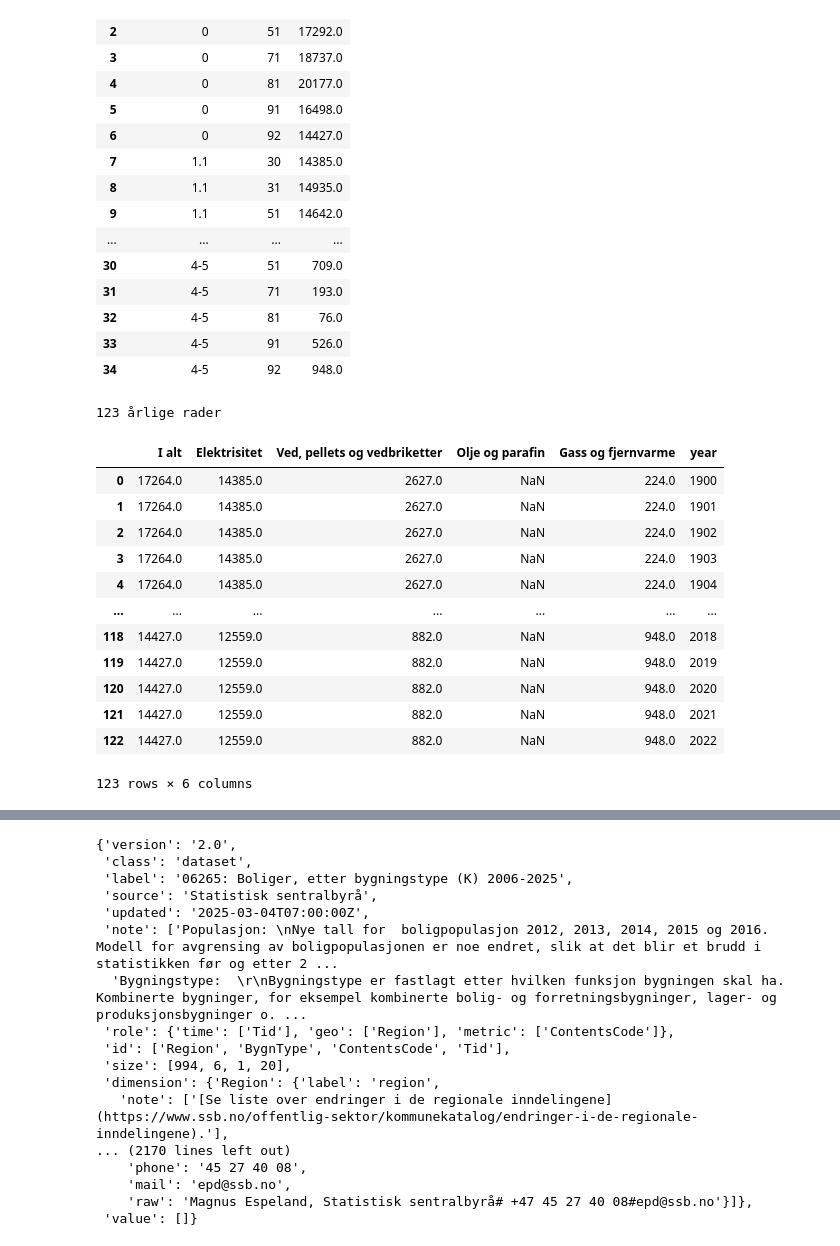
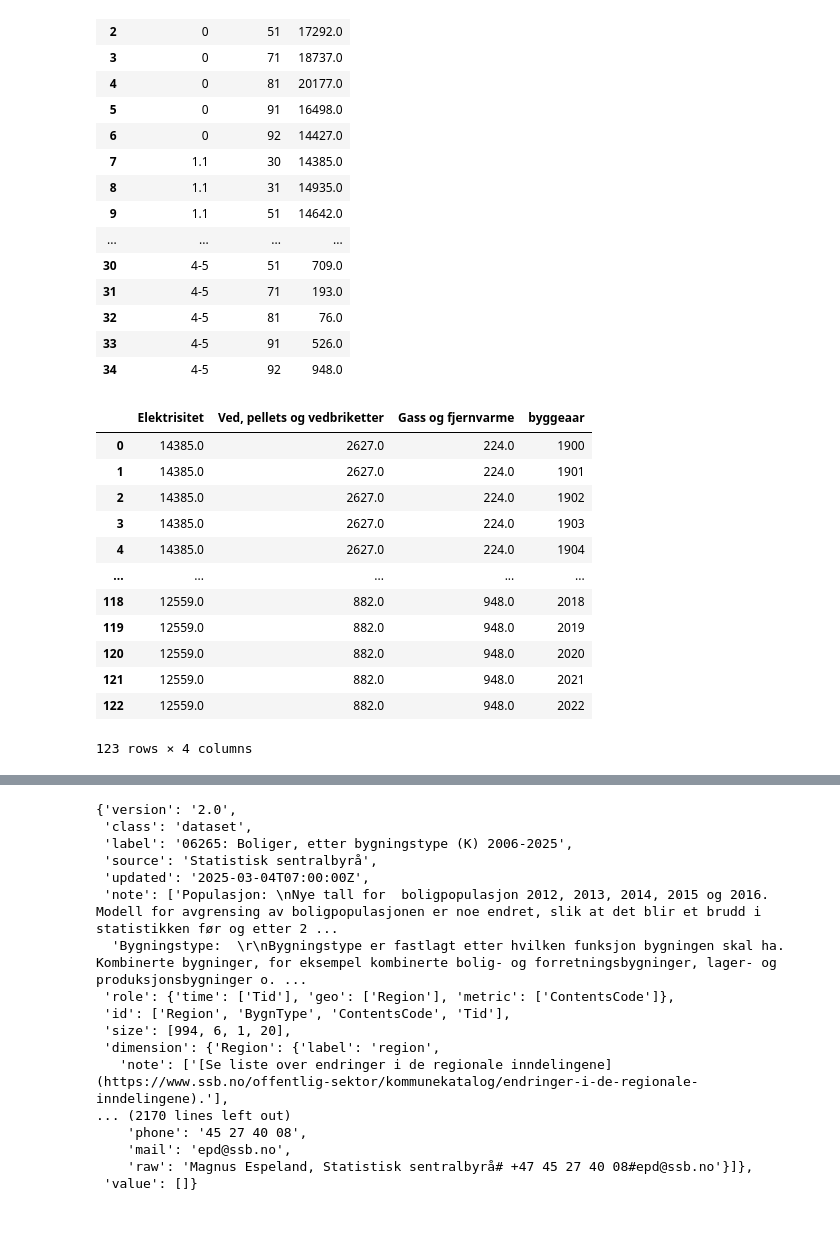
Before and after one commit to andre-hegre/Beregninger_Scenariomodell, a Jupyter notebook: data_import.ipynb, the cells around one changed output, grey strips where cells are left out. Drawn from its saved outputs; the diff is of its cells as text; code cells hidden in the pictures.

```diff
--- a/data_import.ipynb
+++ b/data_import.ipynb
@@ -148,51 +146,48 @@ See the caveats in the documentation: https://pandas.pydata.org/pandas-docs/stab
 # %%
 # Definer årsintervaller for 10576 byggeår-koder
 energy_year_ranges = {
     30: (1900, 1930),   # Før 1931
     31: (1931, 1954),
     51: (1955, 1970),
     71: (1971, 1986),
     81: (1987, 1996),
     91: (1997, 2009),
     92: (2010, 2022),
 }
 
-# Ekspansjontabell: ByggeAar-kode → individuelle år
 expand_energy = pd.DataFrame([
-    {'ByggeAar': code, 'year': y}
+    {'ByggeAar': code, 'byggeaar': y}
     for code, (start, end) in energy_year_ranges.items()
     for y in range(start, end + 1)
 ])
 
-# Pivot energibærer → kolonner, deretter ekspander til årlig
 df_energy_wide = (
     df_energy
     .pivot(index='ByggeAar', columns='Energibaerer', values='Forbruk')
     .rename(columns=energy_labels)
     .reset_index()
 )
 
-df_energy_yearly = (
+gjennomsnittlig_forbruk_2022 = (
     df_energy_wide
     .merge(expand_energy, on='ByggeAar')
-    .drop(columns='ByggeAar')
-    .sort_values('year')
+    .drop(columns=['ByggeAar', 'Olje og parafin', 'I alt'])
+    .sort_values('byggeaar')
     .reset_index(drop=True)
 )
-print(f"{len(df_energy_yearly)} årlige rader")
-df_energy_yearly
+gjennomsnittlig_forbruk_2022.to_csv('data/gjennomsnittlig_forbruk_2022.csv', index=False)
+gjennomsnittlig_forbruk_2022
 # %% [output]
+|  | Elektrisitet | Ved, pellets og vedbriketter | Gass og fjernvarme | byggeaar |
+| 0 | 14385.0 | 2627.0 | 224.0 | 1900 |
+| 1 | 14385.0 | 2627.0 | 224.0 | 1901 |
+| 2 | 14385.0 | 2627.0 | 224.0 | 1902 |
+| 3 | 14385.0 | 2627.0 | 224.0 | 1903 |
+| 4 | 14385.0 | 2627.0 | 224.0 | 1904 |
+| ... | ... | ... | ... | ... |
+| 118 | 12559.0 | 882.0 | 948.0 | 2018 |
+| 119 | 12559.0 | 882.0 | 948.0 | 2019 |
+| 120 | 12559.0 | 882.0 | 948.0 | 2020 |
+| 121 | 12559.0 | 882.0 | 948.0 | 2021 |
+| 122 | 12559.0 | 882.0 | 948.0 | 2022 |
-123 årlige rader
+123 rows × 4 columns
-|  | I alt | Elektrisitet | Ved, pellets og vedbriketter | Olje og parafin | Gass og fjernvarme | year |
-| 0 | 17264.0 | 14385.0 | 2627.0 | NaN | 224.0 | 1900 |
-| 1 | 17264.0 | 14385.0 | 2627.0 | NaN | 224.0 | 1901 |
-| 2 | 17264.0 | 14385.0 | 2627.0 | NaN | 224.0 | 1902 |
-| 3 | 17264.0 | 14385.0 | 2627.0 | NaN | 224.0 | 1903 |
-| 4 | 17264.0 | 14385.0 | 2627.0 | NaN | 224.0 | 1904 |
-| ... | ... | ... | ... | ... | ... | ... |
-| 118 | 14427.0 | 12559.0 | 882.0 | NaN | 948.0 | 2018 |
-| 119 | 14427.0 | 12559.0 | 882.0 | NaN | 948.0 | 2019 |
-| 120 | 14427.0 | 12559.0 | 882.0 | NaN | 948.0 | 2020 |
-| 121 | 14427.0 | 12559.0 | 882.0 | NaN | 948.0 | 2021 |
-| 122 | 14427.0 | 12559.0 | 882.0 | NaN | 948.0 | 2022 |
-123 rows × 6 columns
```
Also changed, not shown: parts of 7 cells of this notebook, 3 other files.
